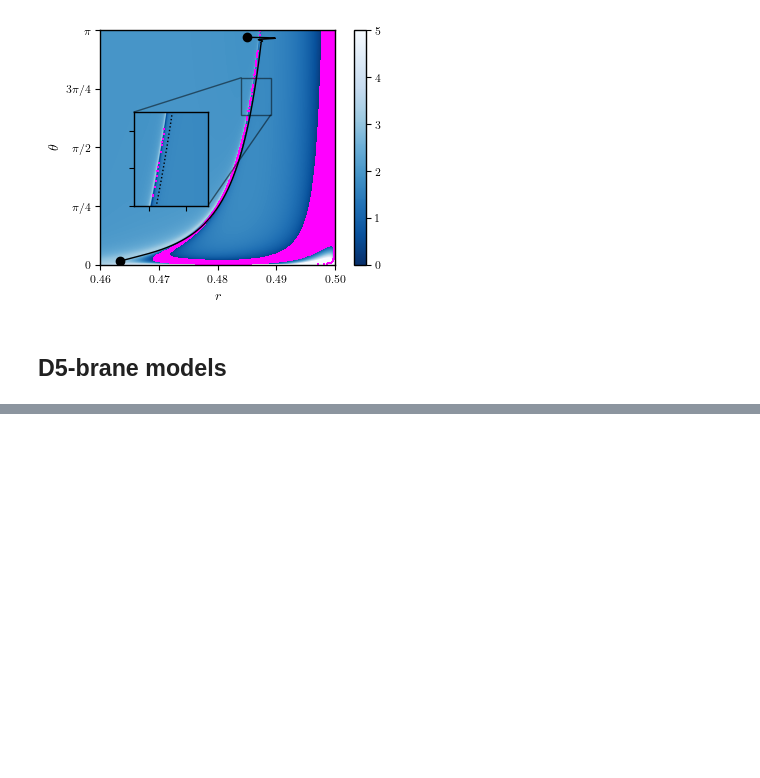
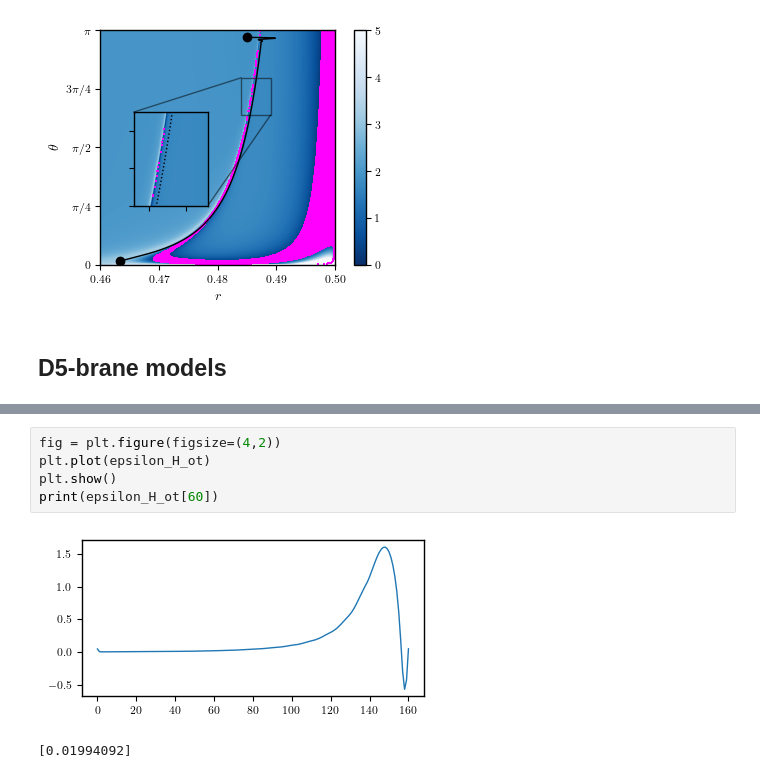
Before and after one commit to smups/srrt_models, a Jupyter notebook: plots.ipynb, the cells around one changed output, grey strips where cells are left out. Saved outputs shown, nothing was run; the diff lists cells and outputs as text; blank space fills up the shorter version.

```diff
--- a/plots.ipynb
+++ b/plots.ipynb
@@ -1007,0 +1032,8 @@ fig.savefig(f"./figs/{model}_omega.pdf", dpi=500)
+# %%
+fig = plt.figure(figsize=(4,2))
+plt.plot(epsilon_H_ot)
+plt.show()
+print(epsilon_H_ot[60])
+# %% [output]
+[figure, added]
+[0.01994092]
```
Also changed, not shown: parts of 14 cells of this notebook, 23 other files.
